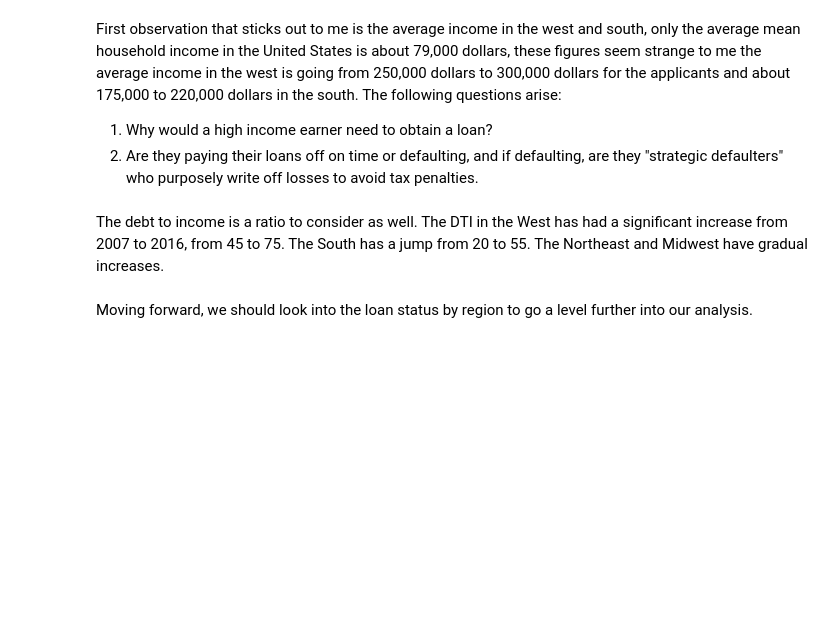
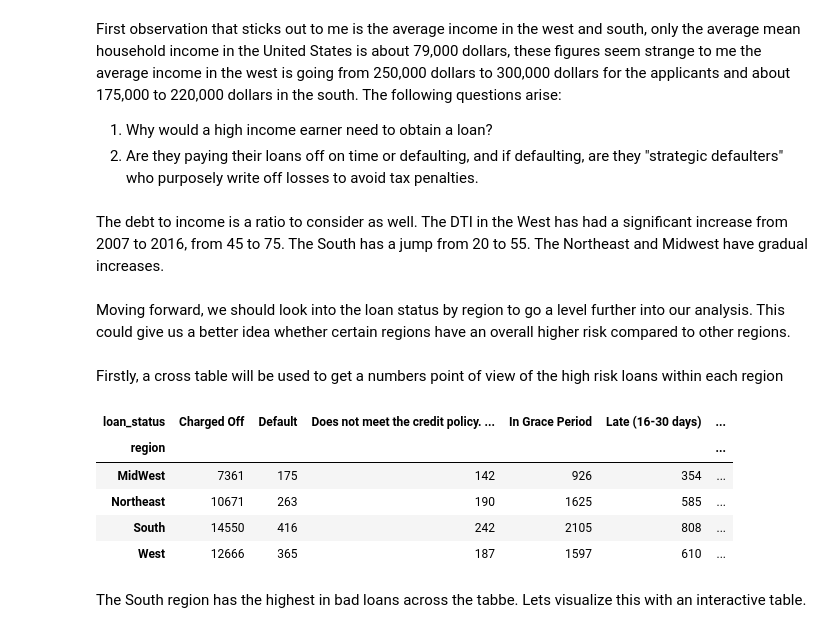
Before and after one commit to abbasqureshi7/LendingClubProject1, a Jupyter notebook: Lending Club Project 1.ipynb, the cells around one changed output. Drawn from its saved outputs; the diff is of its cells as text; code cells hidden in the pictures; blank space fills up the shorter version.

```diff
--- a/Lending Club Project 1.ipynb
+++ b/Lending Club Project 1.ipynb
@@ -518,4 +512,35 @@ First observation that sticks out to me is the average income in the west and so
 # %% [markdown]
 The debt to income is a ratio to consider as well. The DTI in the West has had a significant increase from 2007 to 2016, from 45 to 75. The South has a jump from 20 to 55. The Northeast and Midwest have gradual increases.
 # %% [markdown]
-Moving forward, we should look into the loan status by region to go a level further into our analysis.
+Moving forward, we should look into the loan status by region to go a level further into our analysis. This could give us a better idea whether certain regions have an overall higher risk compared to other regions.
+# %% [markdown]
+Firstly, a cross table will be used to get a numbers point of view of the high risk loans within each region
+# %%
+
+bad_loan_df = df.loc[df["loan_state"] == "Bad Loan"]
+
+#cross table
+loan_state_cross = pd.crosstab(bad_loan_df['region'], bad_loan_df['loan_status']).apply(lambda x: x/x.sum() * 100)
+loan_state_count = pd.crosstab(bad_loan_df['region'], bad_loan_df['loan_status'])
+
+
+# Round values using lambda
+loan_state_cross['Charged Off'] = loan_state_cross['Charged Off'].apply(lambda x: round(x, 2))
+loan_state_cross['Default'] = loan_state_cross['Default'].apply(lambda x: round(x, 2))
+loan_state_cross['Does not meet the credit policy. Status:Charged Off'] = loan_status_cross['Does not meet the credit policy. Status:Charged Off'].apply(lambda x: round(x, 2))
+loan_state_cross['In Grace Period'] = loan_state_cross['In Grace Period'].apply(lambda x: round(x, 2))
+loan_state_cross['Late (16-30 days)'] = loan_state_cross['Late (16-30 days)'].apply(lambda x: round(x, 2))
+loan_state_cross['Late (31-120 days)'] = loan_state_cross['Late (31-120 days)'].apply(lambda x: round(x, 2))
+
+
+loan_state_count['Total'] = loan_state_count.sum(axis=1)
+loan_state_count
+# %% [output]
+| loan_status | Charged Off | Default | Does not meet the credit policy. ... | In Grace Period | Late (16-30 days) | ... |
+| region |  |  |  |  |  | ... |
+| MidWest | 7361 | 175 | 142 | 926 | 354 | ... |
+| Northeast | 10671 | 263 | 190 | 1625 | 585 | ... |
+| South | 14550 | 416 | 242 | 2105 | 808 | ... |
+| West | 12666 | 365 | 187 | 1597 | 610 | ... |
+# %% [markdown]
+The South region has the highest in bad loans across the tabbe. Lets visualize this with an interactive table.
```
Also changed, not shown: parts of 4 cells of this notebook.
